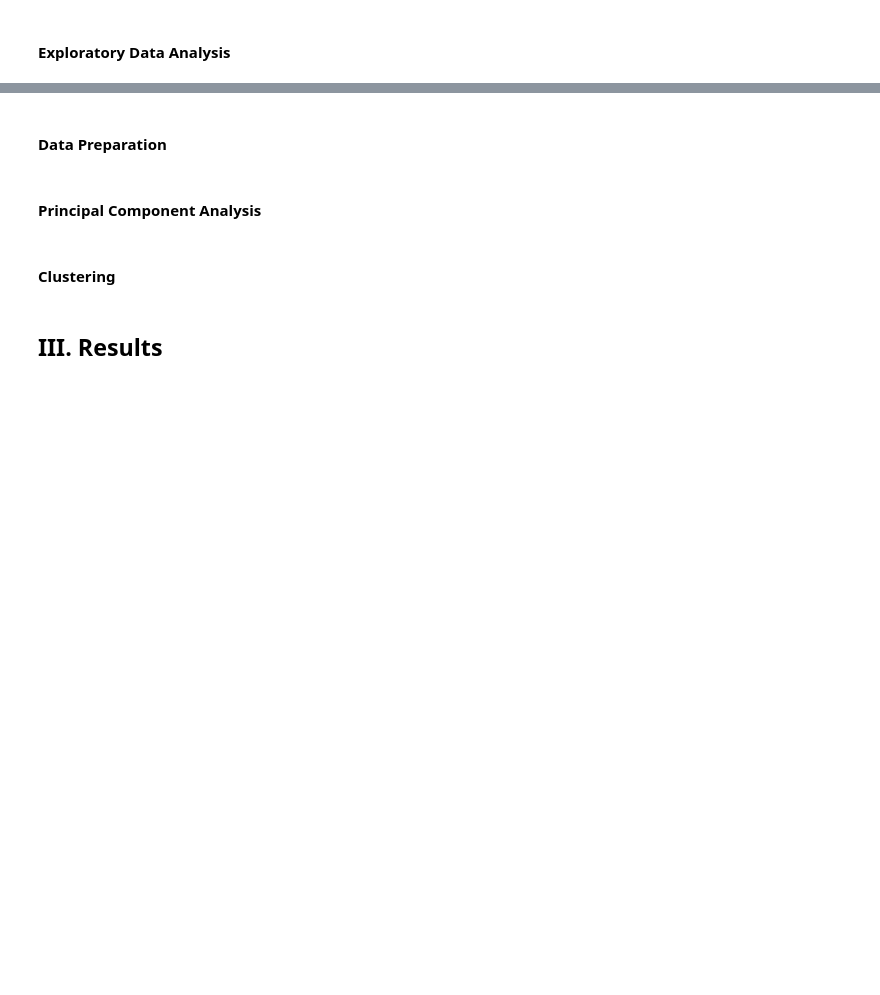
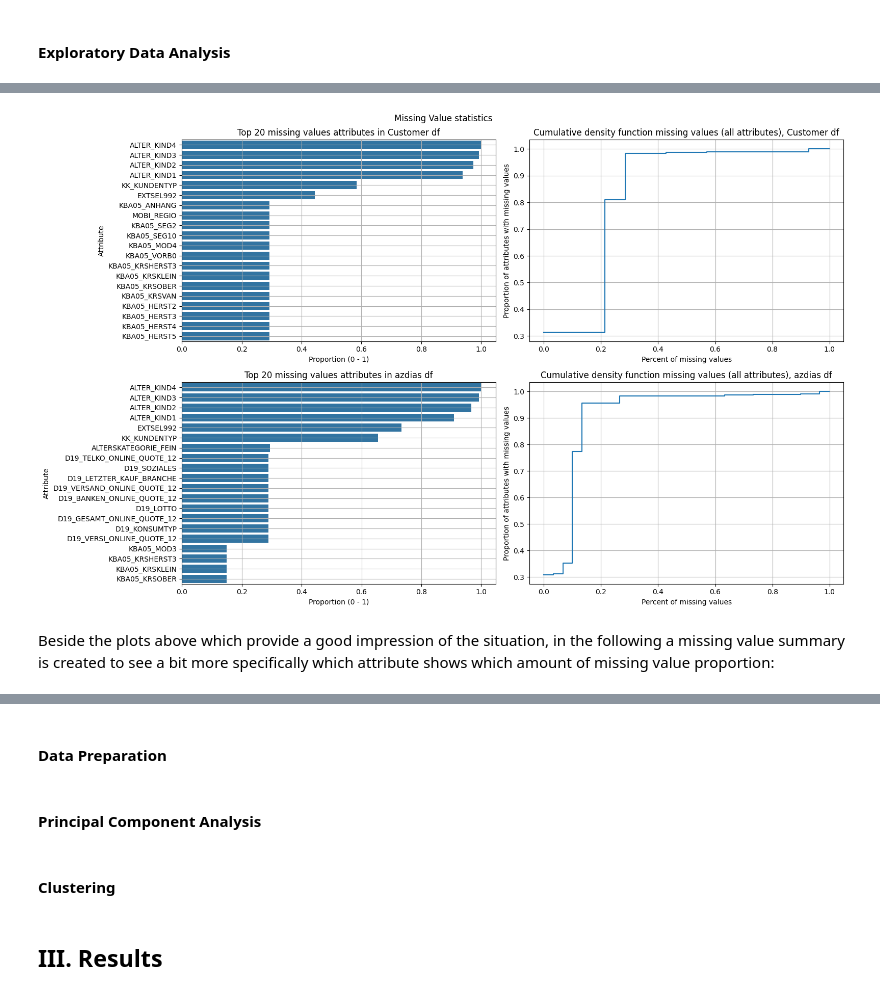
Before and after one commit to RobinWesselmann/Udacity_DataScientist_Class, a Jupyter notebook: 07_Project_Capstone_Arvato-Bertelsmann/Customer_Segmentation/customer_segmentation.ipynb, the cells around one changed output, grey strips where cells are left out. Saved outputs shown, nothing was run; the diff lists cells and outputs as text; code cells hidden in the pictures; blank space fills up the shorter version.

Commit message:
update eda (description + missing vals)+ rearrange files

```diff
--- a/07_Project_Capstone_Arvato-Bertelsmann/Customer_Segmentation/customer_segmentation.ipynb
+++ b/07_Project_Capstone_Arvato-Bertelsmann/Customer_Segmentation/customer_segmentation.ipynb
@@ -113,0 +239,38 @@ azdias.columns.tolist()
+# %%
+missing_vals_perc_customers = (customers.isnull().sum() / customers.shape[0]).sort_values(ascending=False)
+missing_vals_perc_azdias = (azdias.isnull().sum() / azdias.shape[0]).sort_values(ascending=False)
+
+fig, sub = plt.subplots(2, 2, figsize=(16,10))
+
+n = 20
+
+sns.barplot(y = missing_vals_perc_customers.head(n).index, x = missing_vals_perc_customers.head(n), orient = "h", ax = sub[0,0])
+sns.histplot(missing_vals_perc_customers, ax = sub[0,1], cumulative=True, kde=False,element='step', stat = "proportion", fill=False)
+
+sns.barplot(y = missing_vals_perc_azdias.head(n).index, x = missing_vals_perc_azdias.head(n), orient = "h", ax = sub[1,0])
+sns.histplot(missing_vals_perc_azdias, ax = sub[1,1], cumulative=True, kde=False,element='step', stat = "proportion", fill=False)
+
+
+[s.grid() for s in sub.flatten()]
+
+#top n missing values ax descr.
+[s.set_ylabel("Attribute") for s in [sub[0,0], sub[1,0]]]
+[s.set_xlabel("Proportion (0 - 1)") for s in [sub[0,0], sub[1,0]]]
+
+#cdf missing values ax descr.
+[s.set_ylabel("Proportion of attributes with missing values") for s in [sub[0,1], sub[1,1]]]
+[s.set_xlabel("Percent of missing values") for s in [sub[0,1], sub[1,1]]]
+
+sub[0,0].set_title(f"Top {n} missing values attributes in Customer df")
+sub[1,0].set_title(f"Top {n} missing values attributes in azdias df")
+
+sub[0,1].set_title(f"Cumulative density function missing values (all attributes), Customer df")
+sub[1,1].set_title(f"Cumulative density function missing values (all attributes), azdias df")
+
+fig.suptitle(f"Missing Value statistics")
+
+fig.tight_layout()
+# %% [output]
+[figure, added]
+# %% [markdown]
+Beside the plots above which provide a good impression of the situation, in the following a missing value summary is created to see a bit more specifically which attribute shows which amount of missing value proportion:
```
Also changed, not shown: parts of 32 cells of this notebook, 8 other files.
